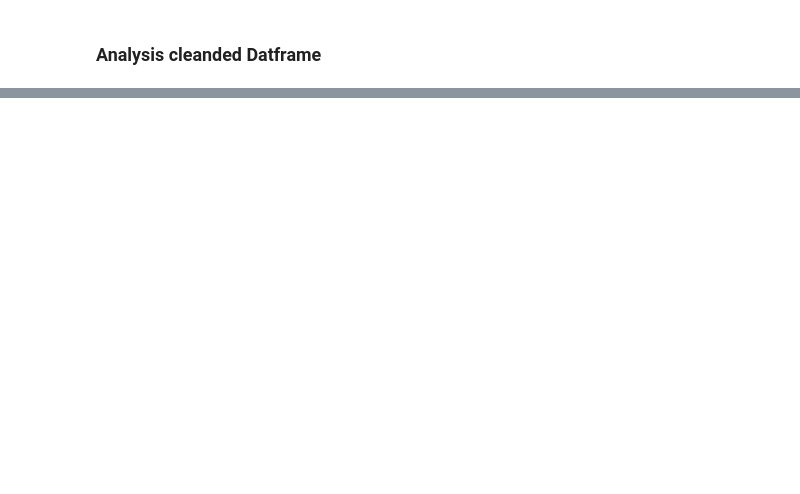
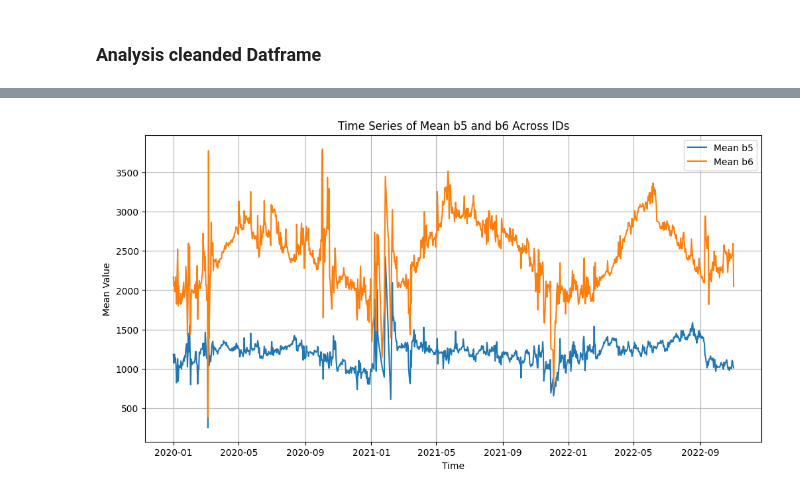
Before and after one commit to RafaelRiesle/tree_classification, a Jupyter notebook: notebooks/evelin/analysis_spectral_bands.ipynb, the cells around one changed output, grey strips where cells are left out. Drawn from its saved outputs; the diff is of its cells as text; code cells hidden in the pictures; blank space fills up the shorter version.

```diff
--- a/notebooks/evelin/analysis_spectral_bands.ipynb
+++ b/notebooks/evelin/analysis_spectral_bands.ipynb
@@ -237,0 +232,16 @@ df_sample[df_sample["b6"] == df_sample["b5"]].groupby("species").count()
+# %%
+df_soil_sub = df_soil[df_soil["time"].dt.year > 2019]
+agg_df = df_soil_sub.groupby("time")[["b5", "b6"]].mean()
+
+plt.figure(figsize=(12,6))
+plt.plot(agg_df.index, agg_df["b5"], label="Mean b5")
+plt.plot(agg_df.index, agg_df["b6"], label="Mean b6")
+
+plt.xlabel("Time")
+plt.ylabel("Mean Value")
+plt.title("Time Series of Mean b5 and b6 Across IDs")
+plt.legend()
+plt.grid(True)
+plt.show()
+# %% [output]
+[figure, added]
```
Also changed, not shown: parts of 28 cells of this notebook.
